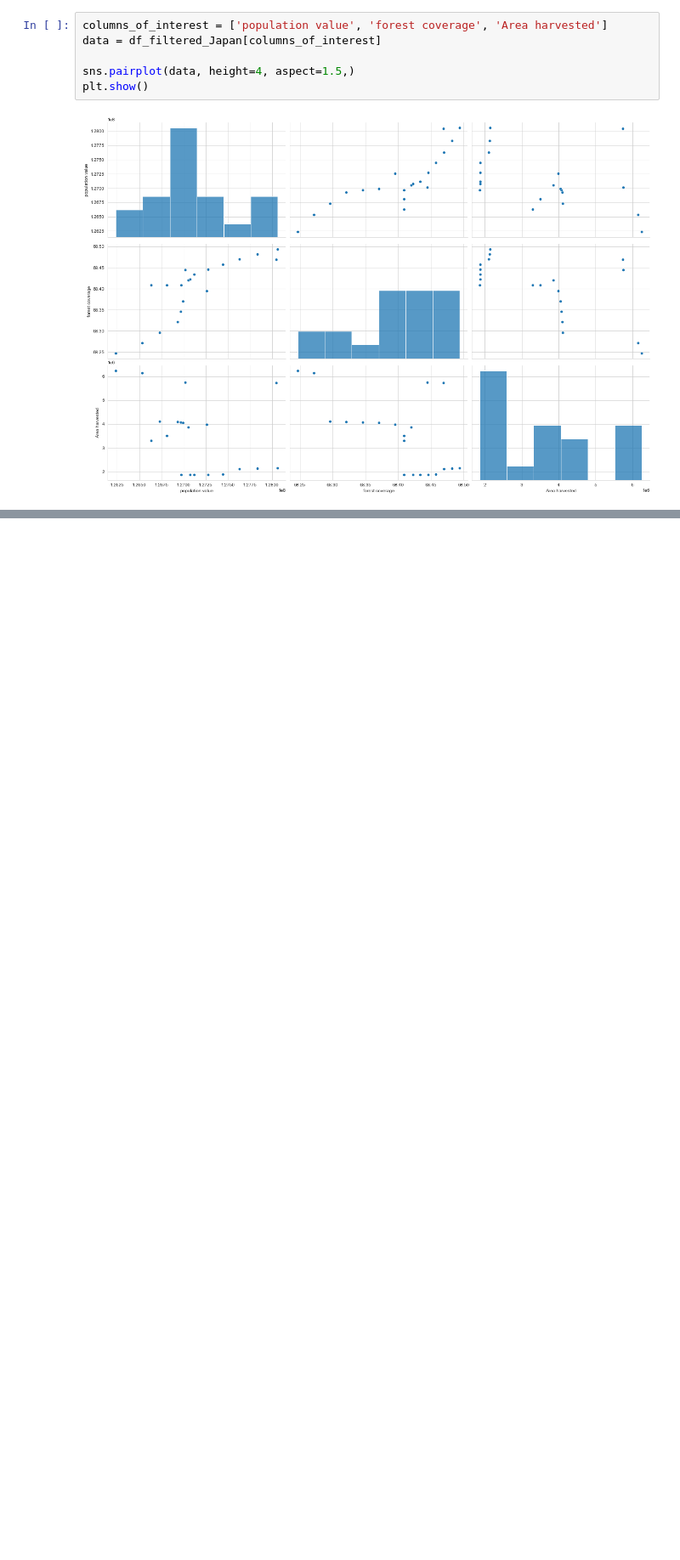
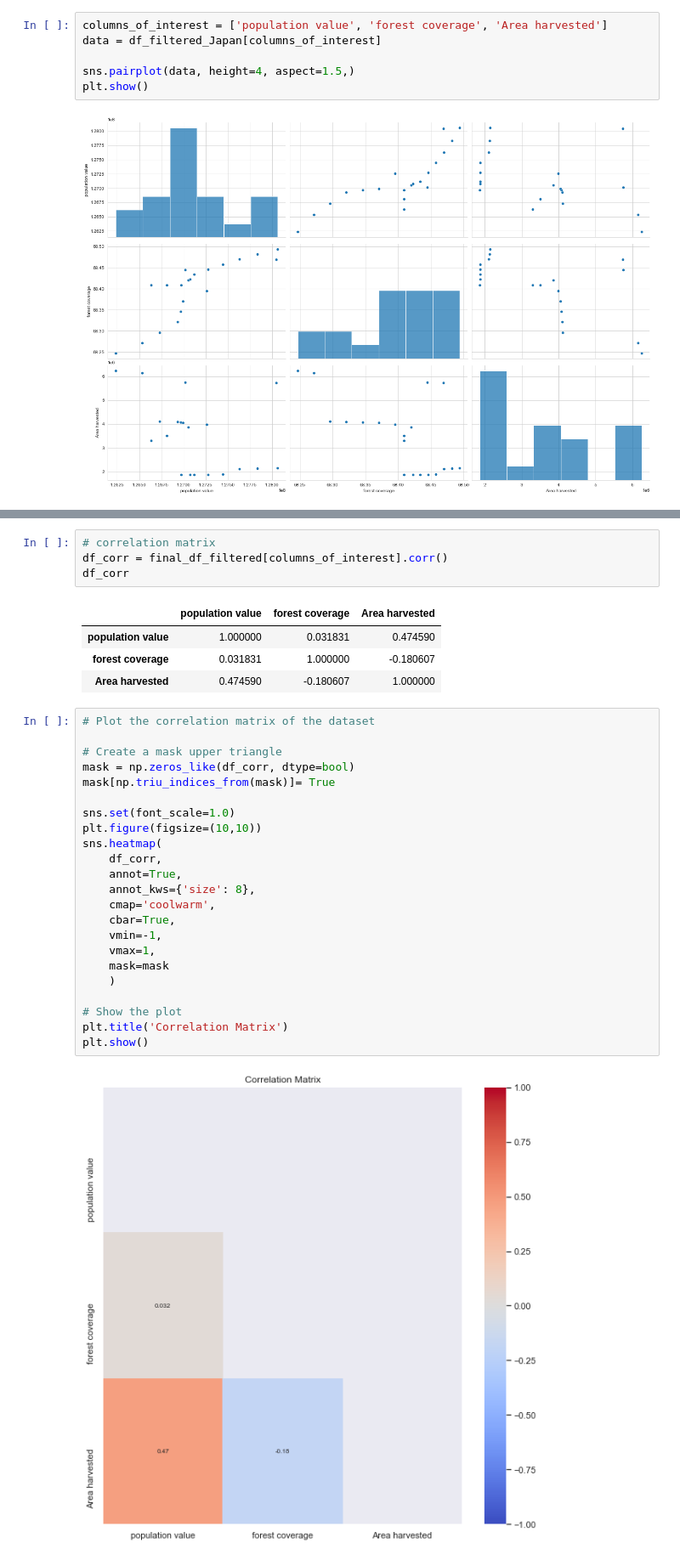
Before and after one commit to BoSuto/Specialist-Certificate-in-Data-Analytics-Essential-Jan-2023, a Jupyter notebook: Project_May_2023.ipynb, the cells around one changed output, grey strips where cells are left out. Shown: that part at 85% size. Saved outputs shown, nothing was run; the diff lists cells and outputs as text; blank space fills up the shorter version.

Commit message:
correlation matrix

```diff
--- a/Project_May_2023.ipynb
+++ b/Project_May_2023.ipynb
@@ -767,3 +767,37 @@ Covariance Type:            nonrobust
 
 Notes:
 [1] Standard Errors assume that the covariance matrix of the errors is correctly specified.
+# %%
+# correlation matrix
+df_corr = final_df_filtered[columns_of_interest].corr()
+df_corr
+# %% [output]
+|  | population value | forest coverage | Area harvested |
+| population value | 1.000000 | 0.031831 | 0.474590 |
+| forest coverage | 0.031831 | 1.000000 | -0.180607 |
+| Area harvested | 0.474590 | -0.180607 | 1.000000 |
+# %%
+# Plot the correlation matrix of the dataset
+
+# Create a mask upper triangle
+mask = np.zeros_like(df_corr, dtype=bool)
+mask[np.triu_indices_from(mask)]= True
+
+sns.set(font_scale=1.0)
+plt.figure(figsize=(10,10))
+sns.heatmap(
+    df_corr,
+    annot=True,
+    annot_kws={'size': 8},
+    cmap='coolwarm',
+    cbar=True,
+    vmin=-1,
+    vmax=1,
+    mask=mask
+    )
+
+# Show the plot
+plt.title('Correlation Matrix')
+plt.show()
+# %% [output]
+[figure, added]
```
Also changed, not shown: parts of 18 cells of this notebook.
